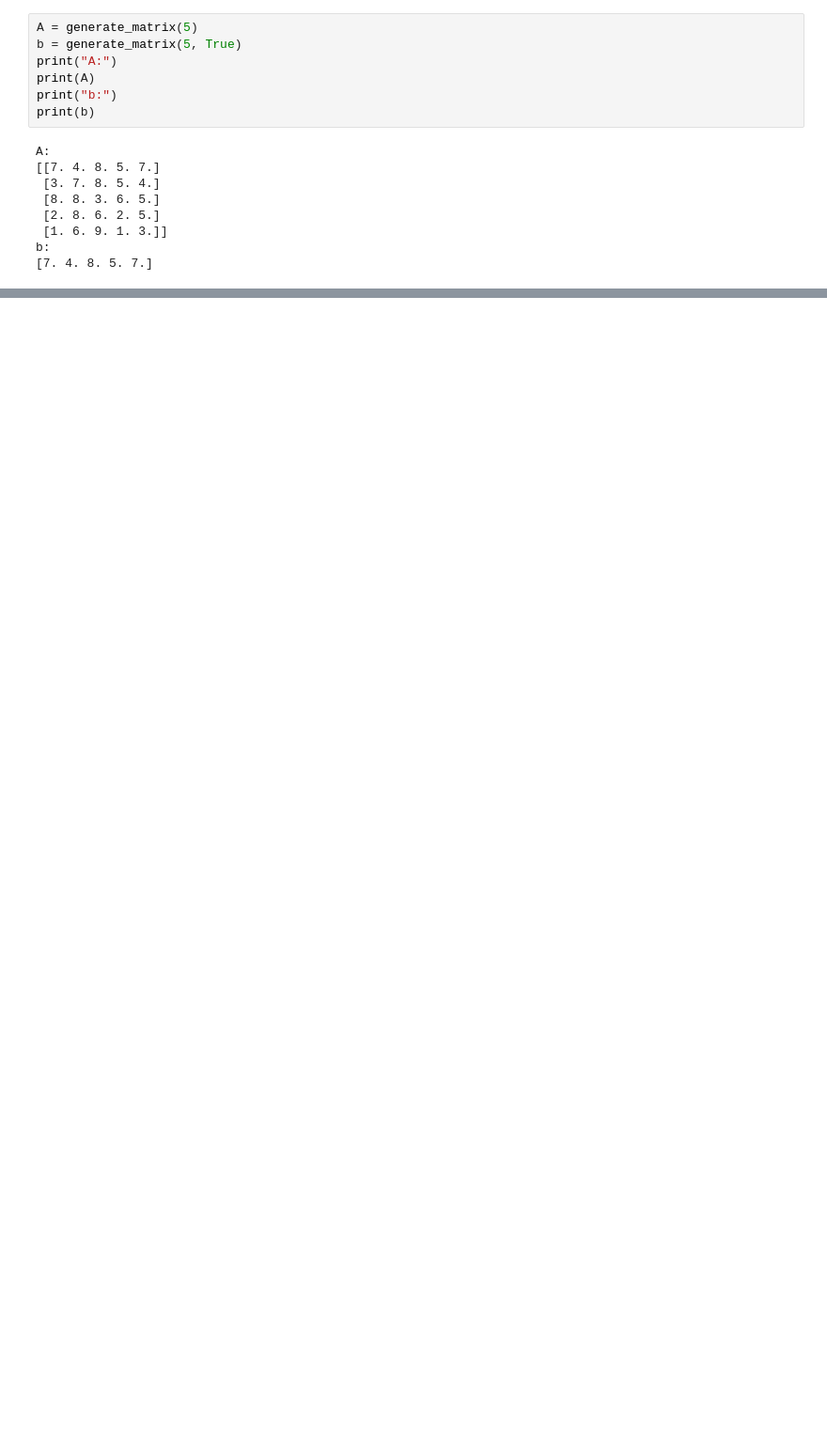
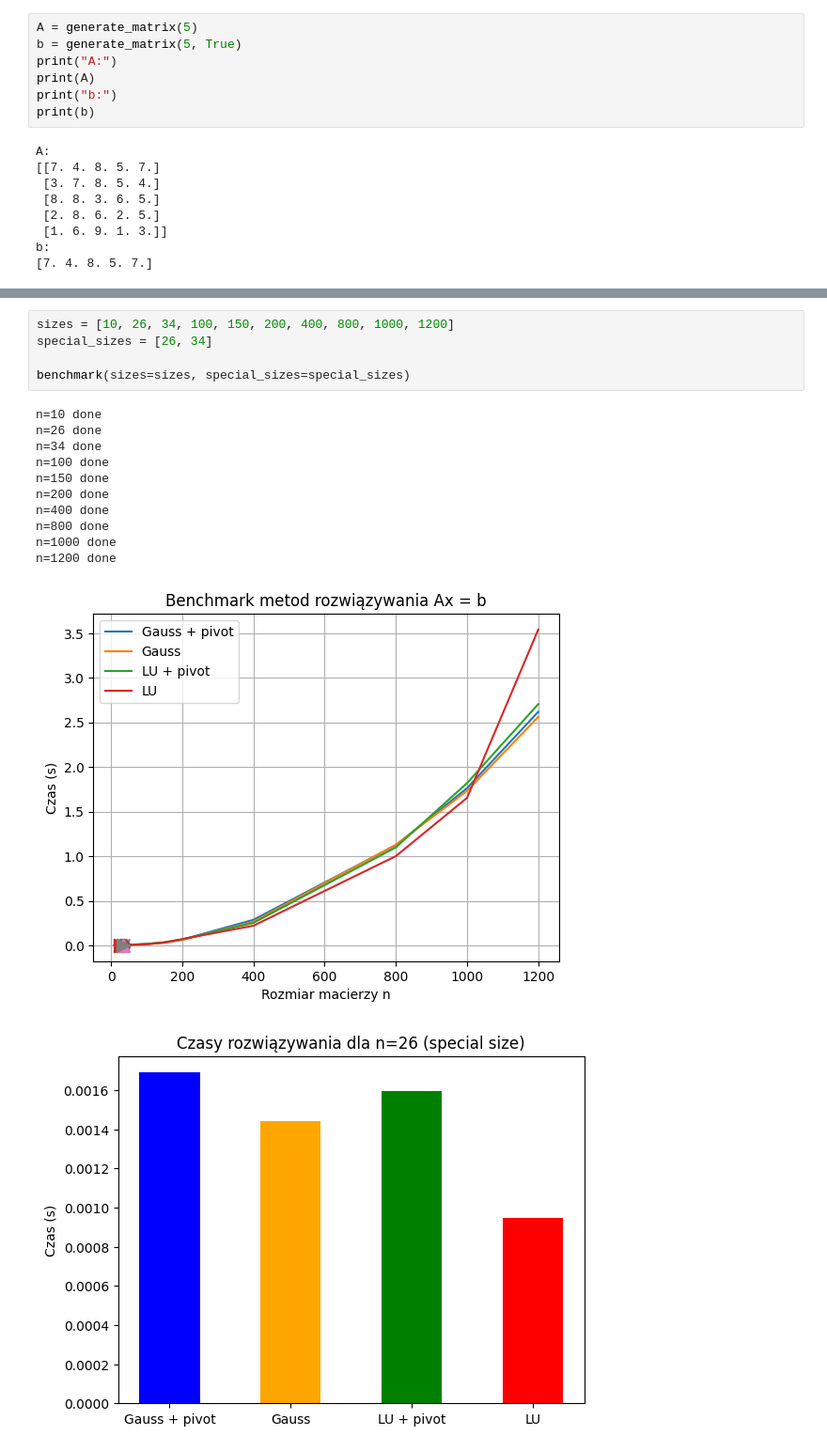
Before and after one commit to dmarek03/matrix-calculus-course, a Jupyter notebook: report_2/experiments.ipynb, the cells around one changed output, grey strips where cells are left out. Shown at 94% size. Cells and saved outputs as stored; diff of their text form; blank space fills up the shorter version.

Commit message:
chore(experiments): add benchmark invocation

```diff
--- a/report_2/experiments.ipynb
+++ b/report_2/experiments.ipynb
@@ -55,3 +54,21 @@ Rozwiązanie (LU bez pivotu):
 [ 1.75784314  0.55816993  0.62941176 -1.41470588 -0.78562092]
 Sprawdzenie (A @ x_no_pivot):
 [7. 4. 8. 5. 7.]
+# %%
+sizes = [10, 26, 34, 100, 150, 200, 400, 800, 1000, 1200]
+special_sizes = [26, 34]
+
+benchmark(sizes=sizes, special_sizes=special_sizes)
+# %% [output]
+n=10 done
+n=26 done
+n=34 done
+n=100 done
+n=150 done
+n=200 done
+n=400 done
+n=800 done
+n=1000 done
+n=1200 done
+[figure, added]
+[figure, added]
```
Also changed, not shown: parts of 5 cells of this notebook.
